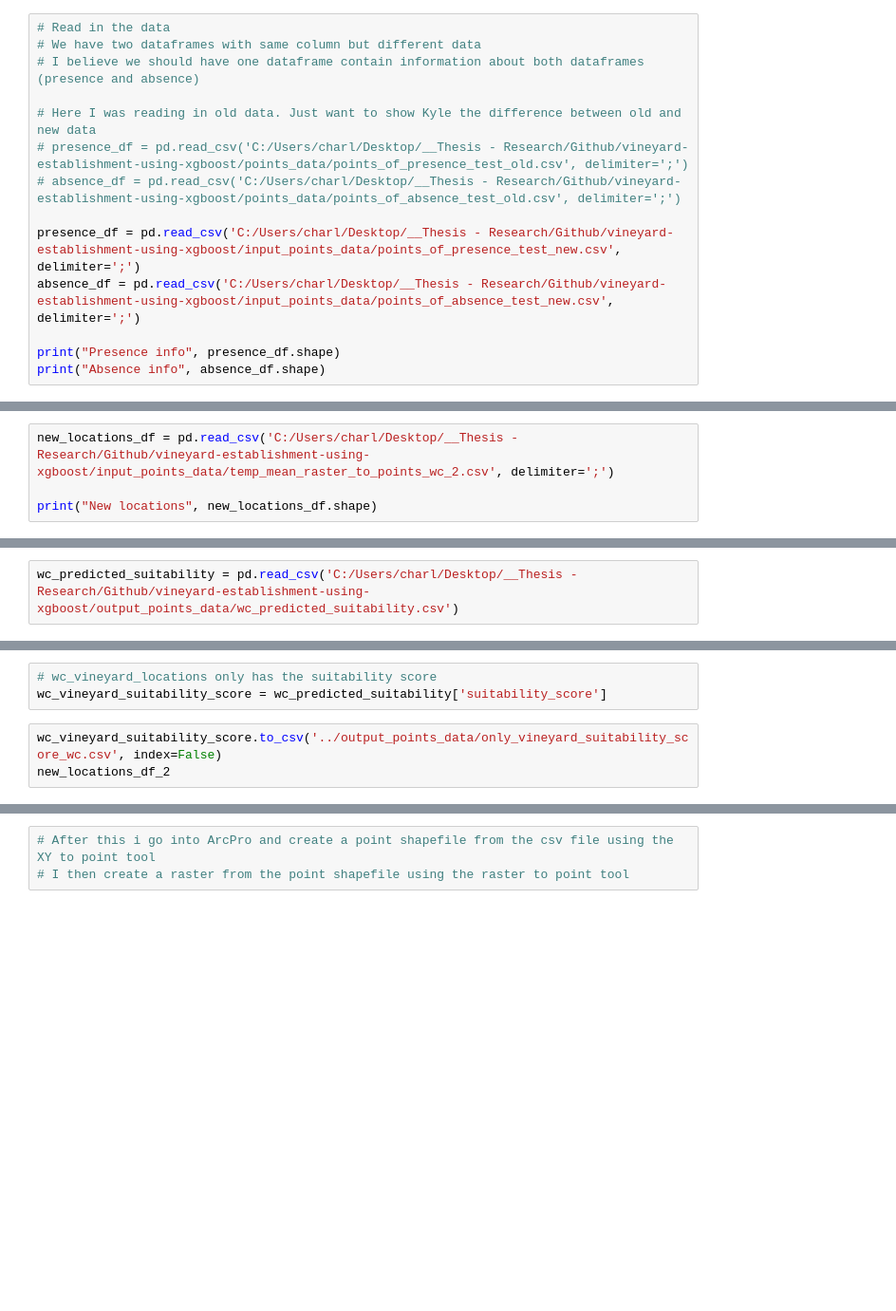
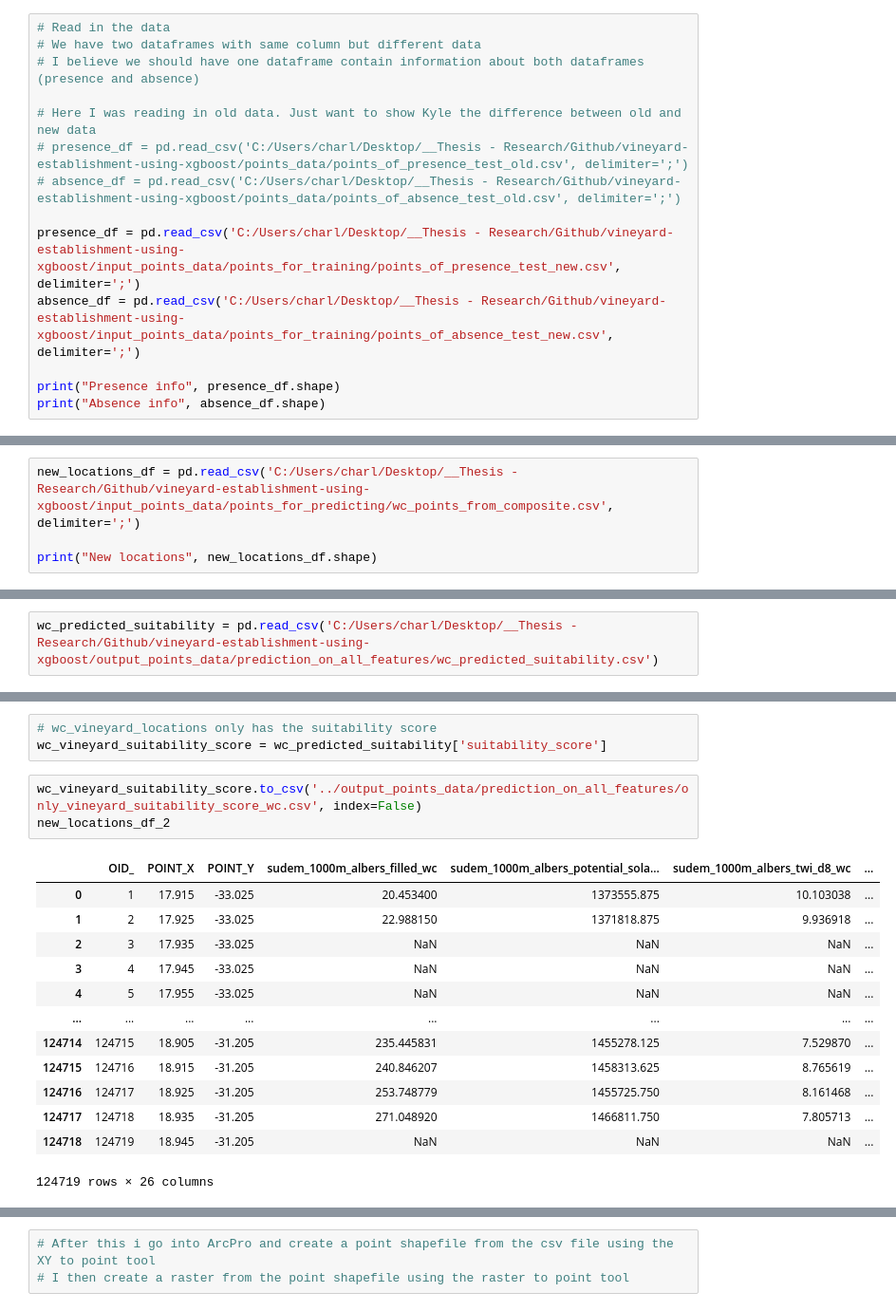
Before and after one commit to charlesmudima/vineyard-establishment-using-xgboost, a Jupyter notebook: models/xgboost-model-training-feature-seleciton.ipynb, the cells around one changed output, grey strips where cells are left out. Shown at 95% size. Saved outputs shown, nothing was run; the diff lists cells and outputs as text; blank space fills up the shorter version.

```diff
--- a/models/xgboost-model-training-feature-seleciton.ipynb
+++ b/models/xgboost-model-training-feature-seleciton.ipynb
@@ -37,8 +37,8 @@ pd.set_option('display.max_columns', None)
 # presence_df = pd.read_csv('C:/Users/charl/Desktop/__Thesis - Research/Github/vineyard-establishment-using-xgboost/points_data/points_of_presence_test_old.csv', delimiter=';')
 # absence_df = pd.read_csv('C:/Users/charl/Desktop/__Thesis - Research/Github/vineyard-establishment-using-xgboost/points_data/points_of_absence_test_old.csv', delimiter=';')
 
-presence_df = pd.read_csv('C:/Users/charl/Desktop/__Thesis - Research/Github/vineyard-establishment-using-xgboost/input_points_data/points_of_presence_test_new.csv', delimiter=';')
-absence_df = pd.read_csv('C:/Users/charl/Desktop/__Thesis - Research/Github/vineyard-establishment-using-xgboost/input_points_data/points_of_absence_test_new.csv', delimiter=';')
+presence_df = pd.read_csv('C:/Users/charl/Desktop/__Thesis - Research/Github/vineyard-establishment-using-xgboost/input_points_data/points_for_training/points_of_presence_test_new.csv', delimiter=';')
+absence_df = pd.read_csv('C:/Users/charl/Desktop/__Thesis - Research/Github/vineyard-establishment-using-xgboost/input_points_data/points_for_training/points_of_absence_test_new.csv', delimiter=';')
 
 print("Presence info", presence_df.shape)
 print("Absence info", absence_df.shape)
@@ -526,6 +736,6 @@ plt.show()
 # %% [markdown]
 ## Predicting suitability for new locations
 # %%
-new_locations_df = pd.read_csv('C:/Users/charl/Desktop/__Thesis - Research/Github/vineyard-establishment-using-xgboost/input_points_data/temp_mean_raster_to_points_wc_2.csv', delimiter=';')
+new_locations_df = pd.read_csv('C:/Users/charl/Desktop/__Thesis - Research/Github/vineyard-establishment-using-xgboost/input_points_data/points_for_predicting/wc_points_from_composite.csv', delimiter=';')
 
 print("New locations", new_locations_df.shape)
@@ -604,7 +970,7 @@ new_locations_df['POINT_Y'] = original_point_y
 # If i can save it with point_x and point_y that would be great
 new_locations_df.to_csv('../output_points_data/wc_predicted_suitability.csv', index=False)
 # %%
-wc_predicted_suitability = pd.read_csv('C:/Users/charl/Desktop/__Thesis - Research/Github/vineyard-establishment-using-xgboost/output_points_data/wc_predicted_suitability.csv')
+wc_predicted_suitability = pd.read_csv('C:/Users/charl/Desktop/__Thesis - Research/Github/vineyard-establishment-using-xgboost/output_points_data/prediction_on_all_features/wc_predicted_suitability.csv')
 # %%
 wc_predicted_suitability.head()
 wc_predicted_suitability['suitability_score'].describe()
@@ -612,8 +994,22 @@ wc_predicted_suitability['suitability_score'].describe()
 # wc_vineyard_locations only has the suitability score
 wc_vineyard_suitability_score = wc_predicted_suitability['suitability_score']
 # %%
-wc_vineyard_suitability_score.to_csv('../output_points_data/only_vineyard_suitability_score_wc.csv', index=False)
+wc_vineyard_suitability_score.to_csv('../output_points_data/prediction_on_all_features/only_vineyard_suitability_score_wc.csv', index=False)
 new_locations_df_2
+# %% [output]
+|  | OID_ | POINT_X | POINT_Y | sudem_1000m_albers_filled_wc | sudem_1000m_albers_potential_sola... | sudem_1000m_albers_twi_d8_wc | ... |
+| 0 | 1 | 17.915 | -33.025 | 20.453400 | 1373555.875 | 10.103038 | ... |
+| 1 | 2 | 17.925 | -33.025 | 22.988150 | 1371818.875 | 9.936918 | ... |
+| 2 | 3 | 17.935 | -33.025 | NaN | NaN | NaN | ... |
+| 3 | 4 | 17.945 | -33.025 | NaN | NaN | NaN | ... |
+| 4 | 5 | 17.955 | -33.025 | NaN | NaN | NaN | ... |
+| ... | ... | ... | ... | ... | ... | ... | ... |
+| 124714 | 124715 | 18.905 | -31.205 | 235.445831 | 1455278.125 | 7.529870 | ... |
+| 124715 | 124716 | 18.915 | -31.205 | 240.846207 | 1458313.625 | 8.765619 | ... |
+| 124716 | 124717 | 18.925 | -31.205 | 253.748779 | 1455725.750 | 8.161468 | ... |
+| 124717 | 124718 | 18.935 | -31.205 | 271.048920 | 1466811.750 | 7.805713 | ... |
+| 124718 | 124719 | 18.945 | -31.205 | NaN | NaN | NaN | ... |
+124719 rows × 26 columns
 # %%
 location_columns = ['POINT_X', 'POINT_Y']
 merged_df = pd.concat([wc_vineyard_suitability_score, new_locations_df_2[location_columns]], axis=1)
```
Also changed, not shown: parts of 25 cells of this notebook.
